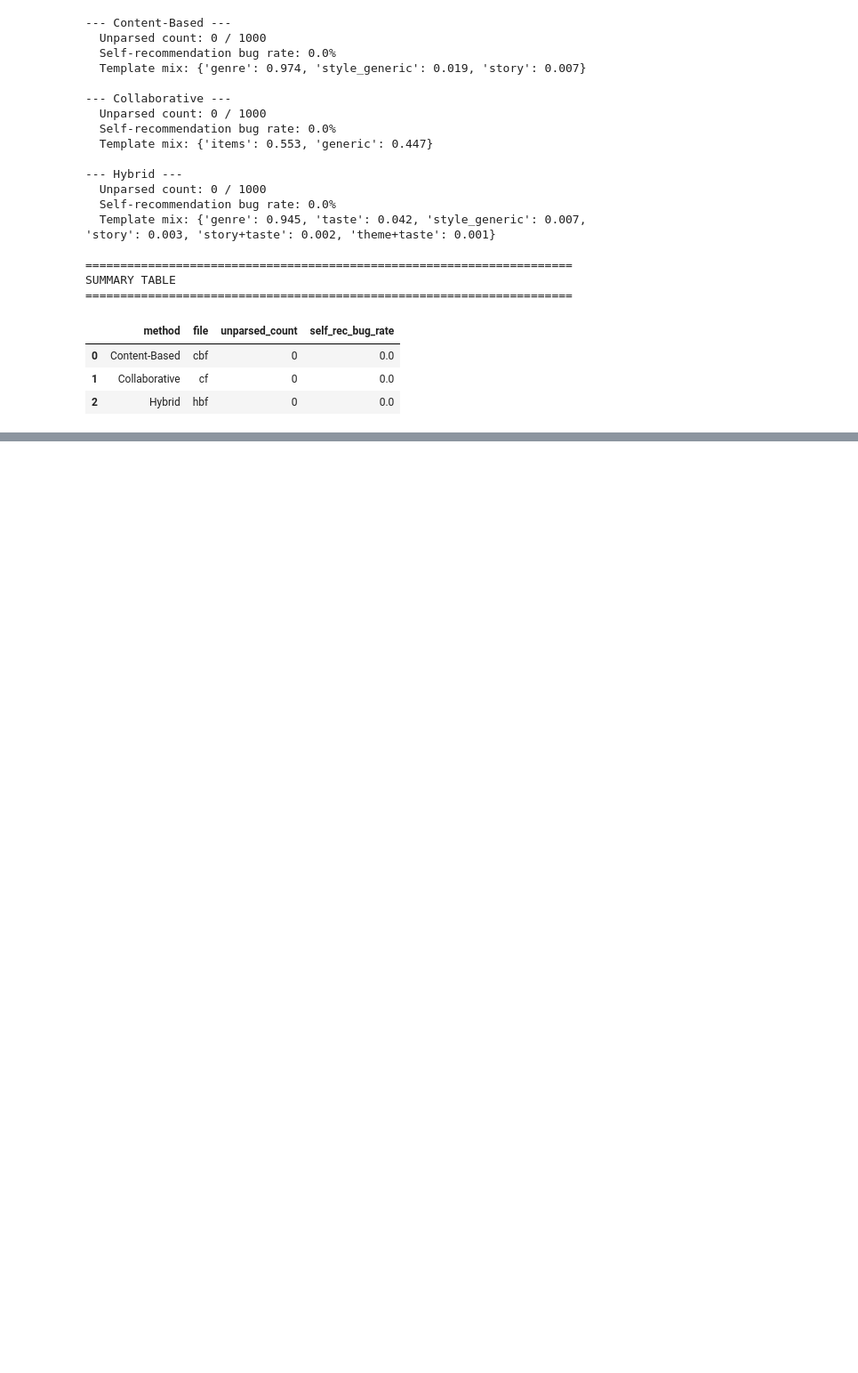
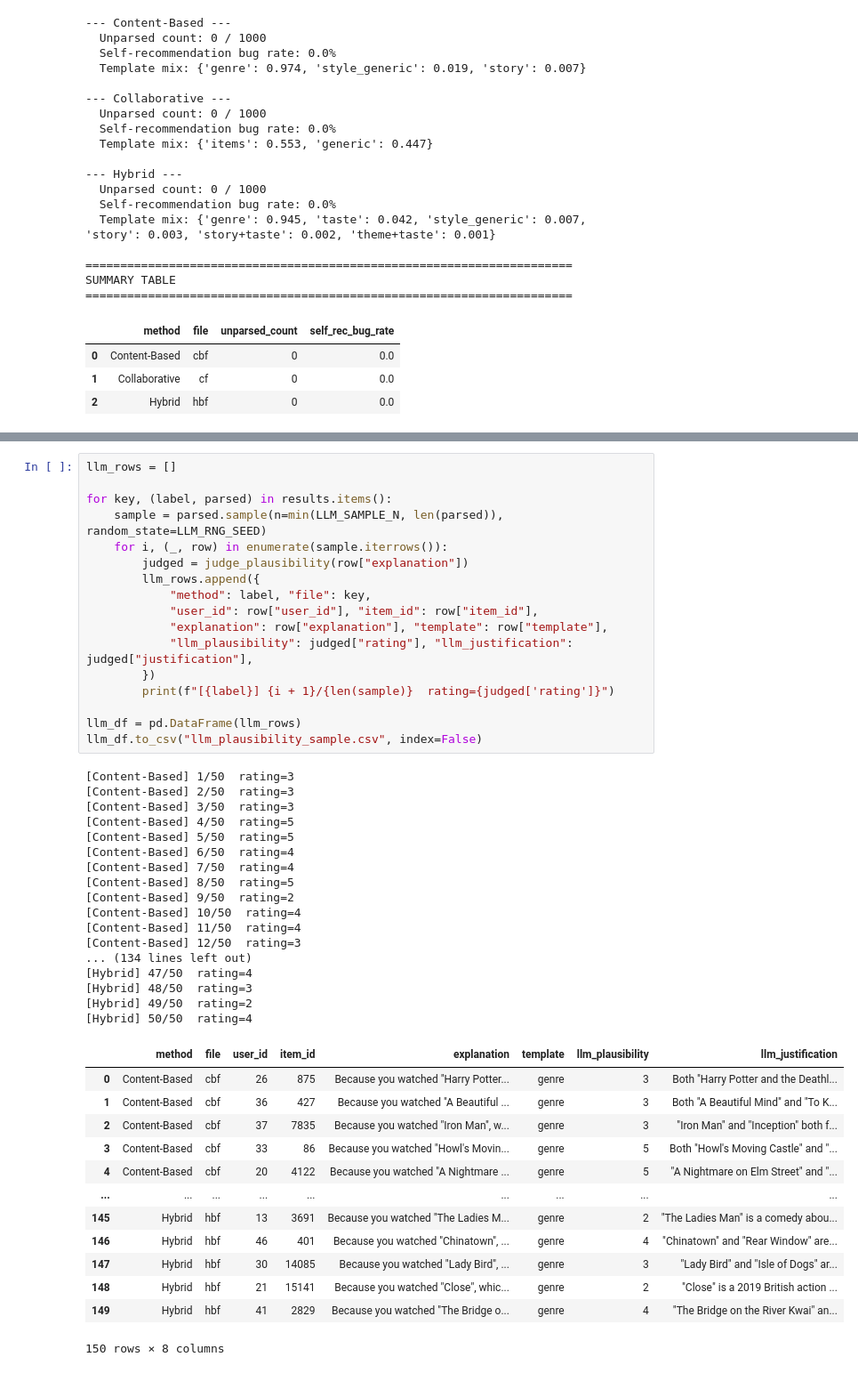
Before and after one commit to natchanonnn/personalised-movie-recommendation, a Jupyter notebook: notebooks/EvaluateExplanation.ipynb, the cells around one changed output, grey strips where cells are left out. Shown at 89% size. Saved outputs shown, nothing was run; the diff lists cells and outputs as text; blank space fills up the shorter version.

```diff
--- a/notebooks/EvaluateExplanation.ipynb
+++ b/notebooks/EvaluateExplanation.ipynb
@@ -219,0 +293,48 @@ SUMMARY TABLE
+# %%
+llm_rows = []
+
+for key, (label, parsed) in results.items():
+    sample = parsed.sample(n=min(LLM_SAMPLE_N, len(parsed)), random_state=LLM_RNG_SEED)
+    for i, (_, row) in enumerate(sample.iterrows()):
+        judged = judge_plausibility(row["explanation"])
+        llm_rows.append({
+            "method": label, "file": key,
+            "user_id": row["user_id"], "item_id": row["item_id"],
+            "explanation": row["explanation"], "template": row["template"],
+            "llm_plausibility": judged["rating"], "llm_justification": judged["justification"],
+        })
+        print(f"[{label}] {i + 1}/{len(sample)}  rating={judged['rating']}")
+
+llm_df = pd.DataFrame(llm_rows)
+llm_df.to_csv("llm_plausibility_sample.csv", index=False)
+# %% [output]
+[Content-Based] 1/50  rating=3
+[Content-Based] 2/50  rating=3
+[Content-Based] 3/50  rating=3
+[Content-Based] 4/50  rating=5
+[Content-Based] 5/50  rating=5
+[Content-Based] 6/50  rating=4
+[Content-Based] 7/50  rating=4
+[Content-Based] 8/50  rating=5
+[Content-Based] 9/50  rating=2
+[Content-Based] 10/50  rating=4
+[Content-Based] 11/50  rating=4
+[Content-Based] 12/50  rating=3
+... (134 lines left out)
+[Hybrid] 47/50  rating=4
+[Hybrid] 48/50  rating=3
+[Hybrid] 49/50  rating=2
+[Hybrid] 50/50  rating=4
+|  | method | file | user_id | item_id | explanation | template | llm_plausibility | llm_justification |
+| 0 | Content-Based | cbf | 26 | 875 | Because you watched "Harry Potter... | genre | 3 | Both "Harry Potter and the Deathl... |
+| 1 | Content-Based | cbf | 36 | 427 | Because you watched "A Beautiful ... | genre | 3 | Both "A Beautiful Mind" and "To K... |
+| 2 | Content-Based | cbf | 37 | 7835 | Because you watched "Iron Man", w... | genre | 3 | "Iron Man" and "Inception" both f... |
+| 3 | Content-Based | cbf | 33 | 86 | Because you watched "Howl's Movin... | genre | 5 | Both "Howl's Moving Castle" and "... |
+| 4 | Content-Based | cbf | 20 | 4122 | Because you watched "A Nightmare ... | genre | 5 | "A Nightmare on Elm Street" and "... |
+| ... | ... | ... | ... | ... | ... | ... | ... | ... |
+| 145 | Hybrid | hbf | 13 | 3691 | Because you watched "The Ladies M... | genre | 2 | "The Ladies Man" is a comedy abou... |
+| 146 | Hybrid | hbf | 46 | 401 | Because you watched "Chinatown", ... | genre | 4 | "Chinatown" and "Rear Window" are... |
+| 147 | Hybrid | hbf | 30 | 14085 | Because you watched "Lady Bird", ... | genre | 3 | "Lady Bird" and "Isle of Dogs" ar... |
+| 148 | Hybrid | hbf | 21 | 15141 | Because you watched "Close", whic... | genre | 2 | "Close" is a 2019 British action ... |
+| 149 | Hybrid | hbf | 41 | 2829 | Because you watched "The Bridge o... | genre | 4 | "The Bridge on the River Kwai" an... |
+150 rows × 8 columns
```
Also changed, not shown: parts of 7 cells of this notebook.
